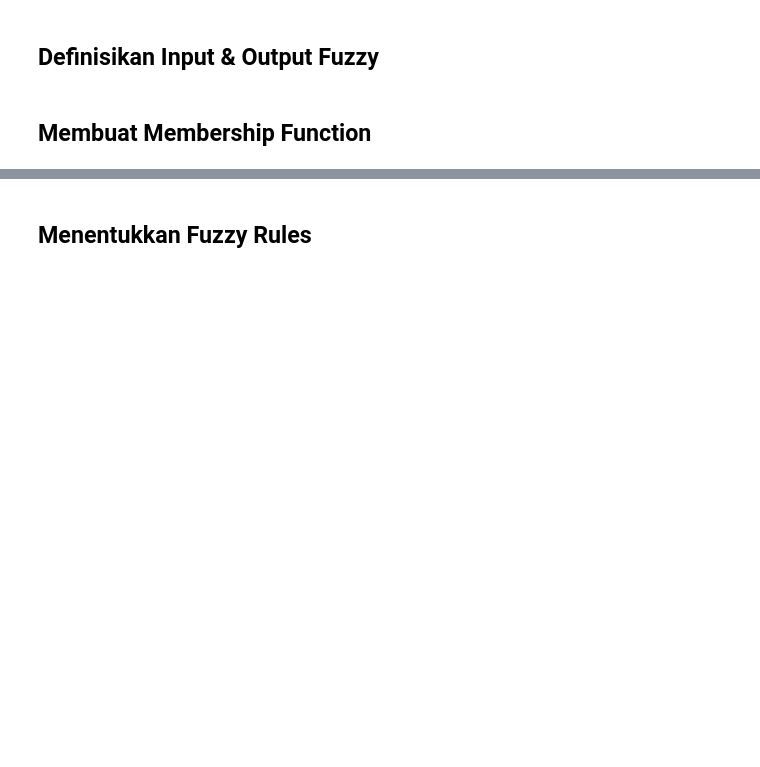
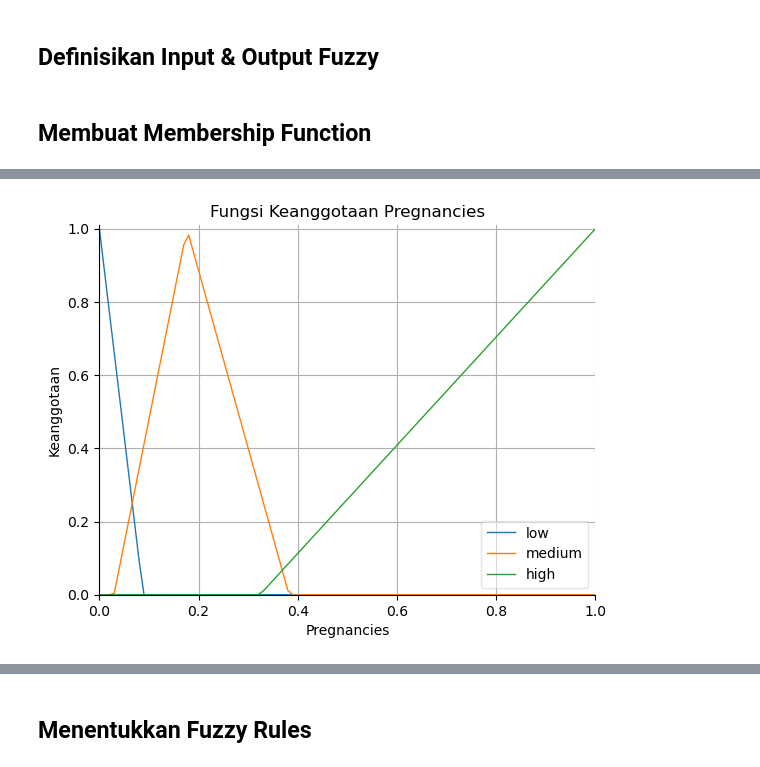
Before and after one commit to fairuztsn/yet-another-tubes-dka, a Jupyter notebook: main.ipynb, the cells around one changed output, grey strips where cells are left out. Saved outputs shown, nothing was run; the diff lists cells and outputs as text; code cells hidden in the pictures; blank space fills up the shorter version.

Commit message:
Penambahan Fuzzy System

```diff
--- a/main.ipynb
+++ b/main.ipynb
@@ -334,4 +369,97 @@ X_train_scaled.sample(n=5, random_state=42)
 # %% [markdown]
 ## Membuat Membership Function
 # %%
-# Code here
+# Ambil nilai statistik dari data yang sudah dinormalisasi
+def get_fuzzy_ranges(col):
+    q1 = X_train_scaled[col].quantile(0.25)
+    median = X_train_scaled[col].median()
+    q3 = X_train_scaled[col].quantile(0.75)
+    min_val = X_train_scaled[col].min()
+    max_val = X_train_scaled[col].max()
+    return min_val, q1, median, q3, max_val
+
+# Offset
+def calculate_offset(q1, q3):
+    iqr = q3 - q1
+    return 0.1 * iqr
+
+# Pregnancies
+preg_min, preg_q1, preg_med, preg_q3, preg_max = get_fuzzy_ranges('Pregnancies')
+offset = calculate_offset(preg_q1, preg_q3)
+pregnancies_fuzzy['low'] = fuzz.trimf(pregnancies_fuzzy.universe, [preg_min, preg_min, preg_q1 + offset])
+pregnancies_fuzzy['medium'] = fuzz.trimf(pregnancies_fuzzy.universe, [preg_q1 - offset, preg_med, preg_q3 + offset])
+pregnancies_fuzzy['high'] = fuzz.trimf(pregnancies_fuzzy.universe, [preg_q3 - offset, preg_max, preg_max])
+
+# Glucose
+glu_min, glu_q1, glu_med, glu_q3, glu_max = get_fuzzy_ranges('Glucose')
+offset = calculate_offset(glu_q1, glu_q3)
+glucose_fuzzy['low'] = fuzz.trimf(glucose_fuzzy.universe, [glu_min, glu_min, glu_q1 + offset])
+glucose_fuzzy['medium'] = fuzz.trimf(glucose_fuzzy.universe, [glu_q1 - offset, glu_med, glu_q3 + offset])
+glucose_fuzzy['high'] = fuzz.trimf(glucose_fuzzy.universe, [glu_q3 - offset, glu_max, glu_max])
+
+# Blood Pressure
+bp_min, bp_q1, bp_med, bp_q3, bp_max = get_fuzzy_ranges('BloodPressure')
+offset = calculate_offset(bp_q1, bp_q3)
+blood_pressure_fuzzy['low'] = fuzz.trimf(blood_pressure_fuzzy.universe, [bp_min, bp_min, bp_q1 + offset])
+blood_pressure_fuzzy['medium'] = fuzz.trimf(blood_pressure_fuzzy.universe, [bp_q1 - offset, bp_med, bp_q3 + offset])
+blood_pressure_fuzzy['high'] = fuzz.trimf(blood_pressure_fuzzy.universe, [bp_q3 - offset, bp_max, bp_max])
+
+# Skin Thickness
+st_min, st_q1, st_med, st_q3, st_max = get_fuzzy_ranges('SkinThickness')
+offset = calculate_offset(st_q1, st_q3)
+skin_thickness_fuzzy['low'] = fuzz.trimf(skin_thickness_fuzzy.universe, [st_min, st_min, st_q1 + offset])
+skin_thickness_fuzzy['medium'] = fuzz.trimf(skin_thickness_fuzzy.universe, [st_q1 - offset, st_med, st_q3 + offset])
+skin_thickness_fuzzy['high'] = fuzz.trimf(skin_thickness_fuzzy.universe, [st_q3 - offset, st_max, st_max])
+
+# Insulin
+insulin_min, insulin_q1, insulin_med, insulin_q3, insulin_max = get_fuzzy_ranges('Insulin')
+offset = calculate_offset(insulin_q1, insulin_q3)
+insulin_fuzzy['low'] = fuzz.trimf(insulin_fuzzy.universe, [insulin_min, insulin_min, insulin_q1 + offset])
+insulin_fuzzy['medium'] = fuzz.trimf(insulin_fuzzy.universe, [insulin_q1 - offset, insulin_med, insulin_q3 + offset])
+insulin_fuzzy['high'] = fuzz.trimf(insulin_fuzzy.universe, [insulin_q3 - offset, insulin_max, insulin_max])
+
+# BMI
+bmi_min, bmi_q1, bmi_med, bmi_q3, bmi_max = get_fuzzy_ranges('BMI')
+offset = calculate_offset(bmi_q1, bmi_q3)
+bmi_fuzzy['low'] = fuzz.trimf(bmi_fuzzy.universe, [bmi_min, bmi_min, bmi_q1 + offset])
+bmi_fuzzy['medium'] = fuzz.trimf(bmi_fuzzy.universe, [bmi_q1 - offset, bmi_med, bmi_q3 + offset])
+bmi_fuzzy['high'] = fuzz.trimf(bmi_fuzzy.universe, [bmi_q3 - offset, bmi_max, bmi_max])
+
+# Diabetes Pedigree Function (DPF)
+dpf_min, dpf_q1, dpf_med, dpf_q3, dpf_max = get_fuzzy_ranges('DiabetesPedigreeFunction')
+offset = calculate_offset(dpf_q1, dpf_q3)
+dpf_fuzzy['low'] = fuzz.trimf(dpf_fuzzy.universe, [dpf_min, dpf_min, dpf_q1 + offset])
+dpf_fuzzy['medium'] = fuzz.trimf(dpf_fuzzy.universe, [dpf_q1 - offset, dpf_med, dpf_q3 + offset])
+dpf_fuzzy['high'] = fuzz.trimf(dpf_fuzzy.universe, [dpf_q3 - offset, dpf_max, dpf_max])
+
+# Age
+age_min, age_q1, age_med, age_q3, age_max = get_fuzzy_ranges('Age')
+offset = calculate_offset(age_q1, age_q3)
+age_fuzzy['low'] = fuzz.trimf(age_fuzzy.universe, [age_min, age_min, age_q1 + offset])
+age_fuzzy['medium'] = fuzz.trimf(age_fuzzy.universe, [age_q1 - offset, age_med, age_q3 + offset])
+age_fuzzy['high'] = fuzz.trimf(age_fuzzy.universe, [age_q3 - offset, age_max, age_max])
+
+# Diabetes (0 = Non-diabetes, 1 = Diabetes)
+diabetes_fuzzy['non_diabetes'] = fuzz.trimf(diabetes_fuzzy.universe, [0, 0, 0.5])
+diabetes_fuzzy['diabetes'] = fuzz.trimf(diabetes_fuzzy.universe, [0.5, 1, 1])
+
+# Menampilkan Fungsi Keanggotaan
+def plot_fuzzy_sets(antecedent, title):
+    plt.figure(figsize=(10, 6))
+    antecedent.view()
+    plt.title(title)
+    plt.xlabel(antecedent.label)
+    plt.ylabel('Keanggotaan')
+    plt.grid()
+    plt.show()
+
+plot_fuzzy_sets(pregnancies_fuzzy, 'Fungsi Keanggotaan Pregnancies')
+plot_fuzzy_sets(glucose_fuzzy, 'Fungsi Keanggotaan Glucose')
+plot_fuzzy_sets(blood_pressure_fuzzy, 'Fungsi Keanggotaan Blood Pressure')
+plot_fuzzy_sets(skin_thickness_fuzzy, 'Fungsi Keanggotaan Skin Thickness')
+plot_fuzzy_sets(insulin_fuzzy, 'Fungsi Keanggotaan Insulin')
+plot_fuzzy_sets(bmi_fuzzy, 'Fungsi Keanggotaan BMI')
+plot_fuzzy_sets(dpf_fuzzy, 'Fungsi Keanggotaan Diabetes Pedigree Function')
+plot_fuzzy_sets(age_fuzzy, 'Fungsi Keanggotaan Age')
+plot_fuzzy_sets(diabetes_fuzzy, 'Fungsi Keanggotaan Diabetes')
+# %% [output]
@@ -337,0 +467 @@ X_train_scaled.sample(n=5, random_state=42)
+[figure, added]
```
Also changed, not shown: parts of 8 cells of this notebook.
